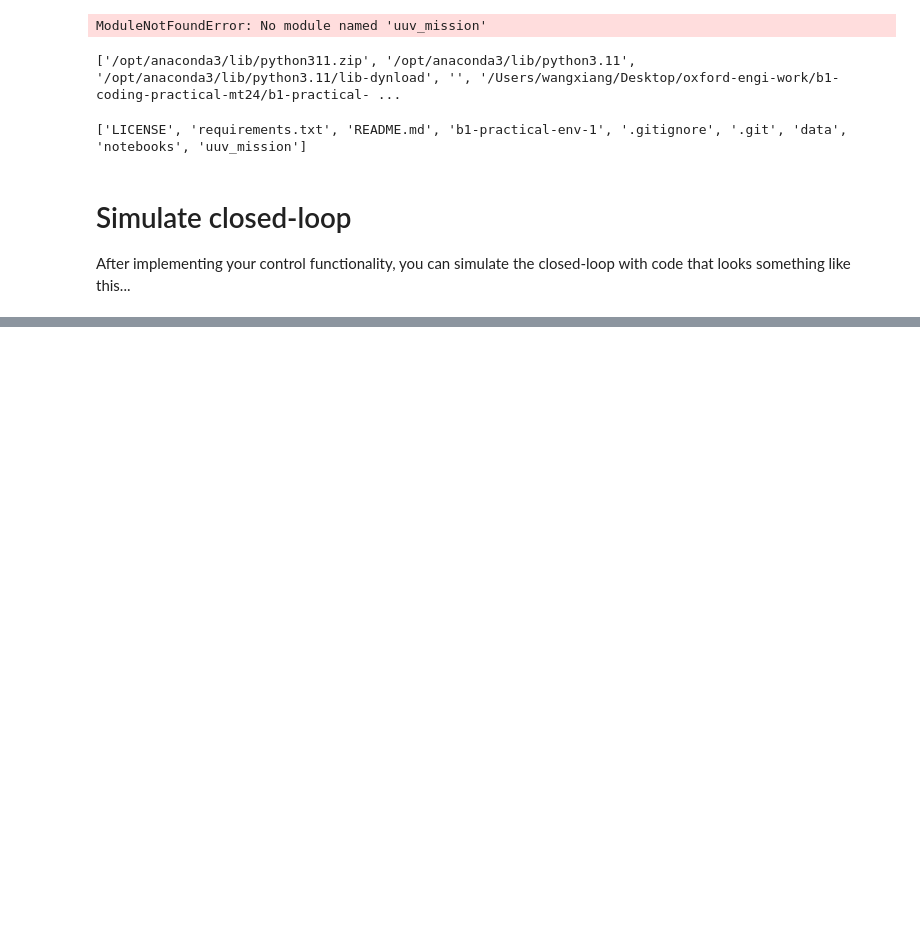
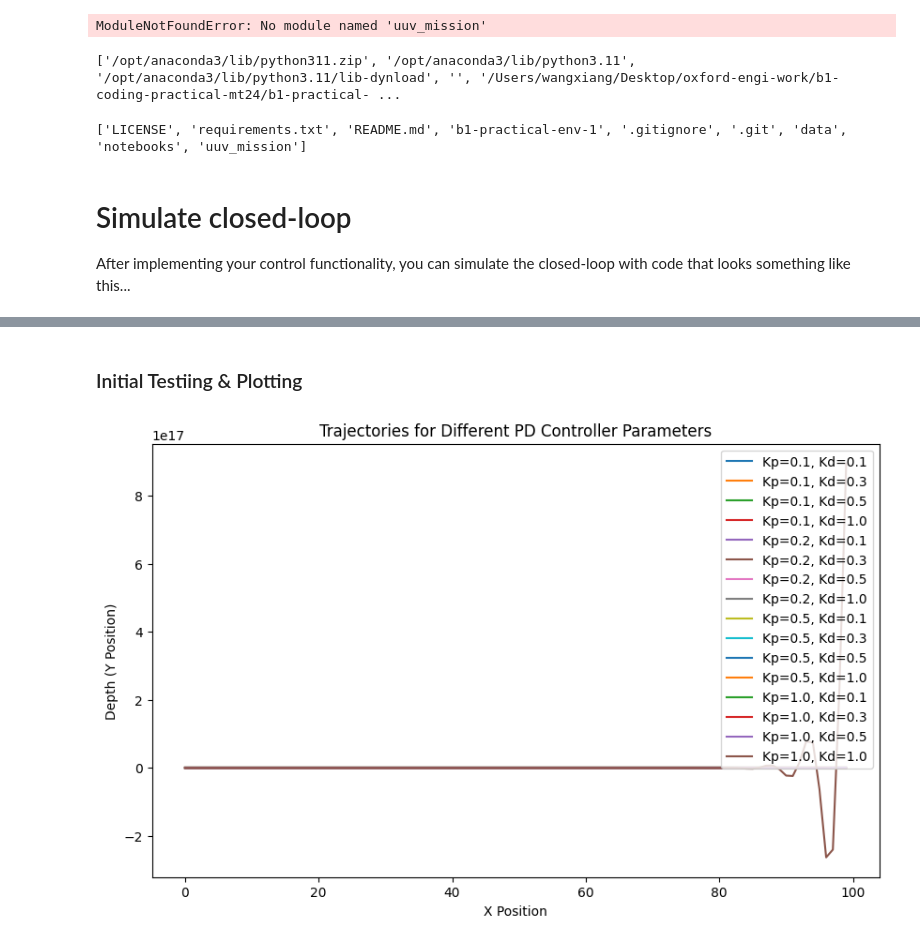
Before and after one commit to jumenberger/b1-coding-practical-mt24, a Jupyter notebook: notebooks/demo.ipynb, the cells around one changed output, grey strips where cells are left out. Cells and saved outputs as stored; diff of their text form; code cells hidden in the pictures; blank space fills up the shorter version.

```diff
--- a/notebooks/demo.ipynb
+++ b/notebooks/demo.ipynb
@@ -59,0 +60,44 @@ FileNotFoundError: [Errno 2] No such file or directory: '/Users/wangxiang/Deskto
+# %% [markdown]
+### Initial Testiing & Plotting
+# %%
+import matplotlib.pyplot as plt
+
+# Define the parameter grid for Kp and Kd
+Kp_values = [0.1, 0.2, 0.5, 1.0]  # Common choices for proportional gain
+Kd_values = [0.1, 0.3, 0.5, 1.0]  # Common choices for derivative gain
+
+# Initialize a dictionary to store trajectories for each parameter combination
+results = {}
+
+# Iterate over combinations of Kp and Kd
+for Kp in Kp_values:
+    for Kd in Kd_values:
+        # Instantiate the controller with the current Kp and Kd values
+        controller = Controller(Kp=Kp, Kd=Kd)
+
+        # Instantiate the submarine and closed loop system
+        sub = Submarine()
+        closed_loop = ClosedLoop(sub, controller)
+
+        # Simulate the system using random disturbances (variance=0.5)
+        mission = Mission.from_csv(csv_file)  # Ensure the correct path to your CSV
+        trajectory = closed_loop.simulate_with_random_disturbances(mission)
+
+        # Store the trajectory in the results dictionary
+        key = f"Kp={Kp}, Kd={Kd}"
+        results[key] = trajectory.position
+
+# Plotting the results for each parameter combination
+plt.figure(figsize=(10, 6))
+
+for key, position in results.items():
+    plt.plot(position[:, 0], position[:, 1], label=key)
+
+# Adding labels and legend
+plt.title("Trajectories for Different PD Controller Parameters")
+plt.xlabel("X Position")
+plt.ylabel("Depth (Y Position)")
+plt.legend()
+plt.show()
+# %% [output]
+[figure, added]
```
Also changed, not shown: parts of 1 cell of this notebook.
